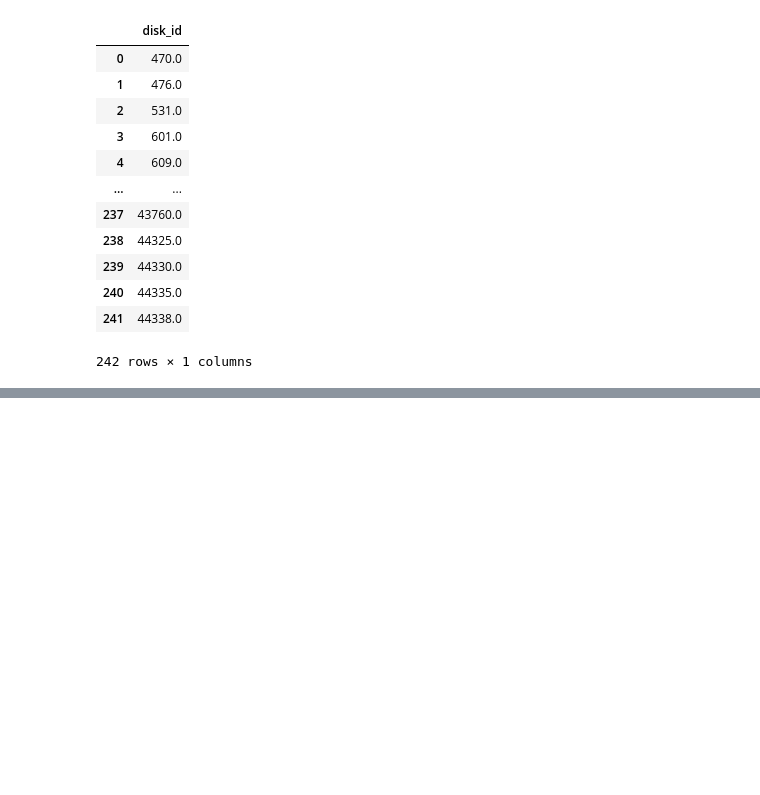
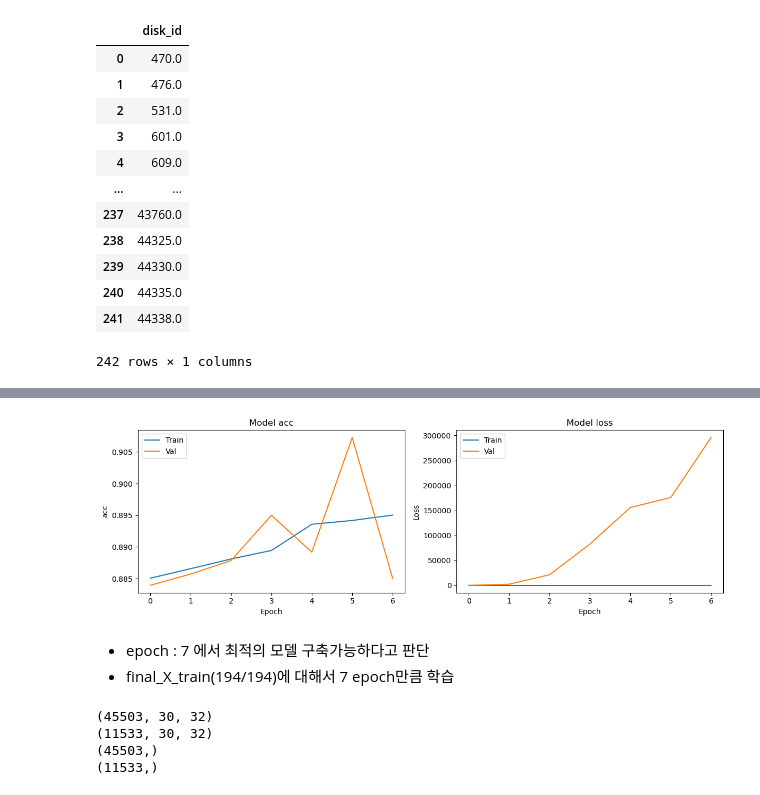
Before and after one commit to passion3659/ssd-failure, a Jupyter notebook: MB1_LSTM.ipynb, the cells around one changed output, grey strips where cells are left out. Saved outputs shown, nothing was run; the diff lists cells and outputs as text; code cells hidden in the pictures; blank space fills up the shorter version.

```diff
--- a/MB1_LSTM.ipynb
+++ b/MB1_LSTM.ipynb
@@ -277,0 +340,18 @@ test_scaled = pd.concat([test_set[['disk_id','index']],X_test_scaled_df, y_test]
+# %%
+# 라이브러리 임포트
+from keras.models import Sequential
+from keras.layers import LSTM, Dense, GRU
+from keras import regularizers
+
+# LSTM 모델 정의
+model = Sequential()
+model.add(LSTM(32, activation='relu', input_shape=(30, 32)))  # n_features는 특성의 수
+model.add(Dense(32, kernel_regularizer=regularizers.l2(0.001)))
+model.add(Dense(1, activation='sigmoid'))
+
+model.compile(optimizer='adam', loss='binary_crossentropy',metrics=['acc'])
+
+model.summary()
+
+# 학습
+history = model.fit(X_train_window,y_trian_window, validation_data=(X_val_window, y_val_window),epochs=7, verbose=1,batch_size=32)
@@ -277,0 +376,29 @@ test_scaled = pd.concat([test_set[['disk_id','index']],X_test_scaled_df, y_test]
+# %%
+import matplotlib.pyplot as plt
+
+# Plot training & validation acc values
+plt.figure(figsize=(12, 4))
+plt.subplot(1, 2, 1)
+plt.plot(history.history['acc'])
+plt.plot(history.history['val_acc'])
+plt.title('Model acc')
+plt.ylabel('acc')
+plt.xlabel('Epoch')
+plt.legend(['Train', 'Val'], loc='upper left')
+
+# Plot training & validation loss values
+plt.subplot(1, 2, 2)
+plt.plot(history.history['loss'])
+plt.plot(history.history['val_loss'])
+plt.title('Model loss')
+plt.ylabel('Loss')
+plt.xlabel('Epoch')
+plt.legend(['Train', 'Val'], loc='upper left')
+
+plt.tight_layout()
+plt.show()
+# %% [output]
+[figure, added]
+# %% [markdown]
+- epoch : 7 에서 최적의 모델 구축가능하다고 판단
+- final_X_train(194/194)에 대해서 7 epoch만큼 학습
@@ -277,0 +419,15 @@ test_scaled = pd.concat([test_set[['disk_id','index']],X_test_scaled_df, y_test]
+# %%
+window_size = 30 # 10일을 window로 설정합니다.
+final_X_train_window, final_y_trian_window = create_sequences(final_train_scaled, window_size)
+X_test_window, y_test_window = create_sequences(test_scaled, window_size)
+
+print(final_X_train_window.shape)
+print(X_test_window.shape)
+
+print(final_y_trian_window.shape)
+print(y_test_window.shape)
+# %% [output]
+(45503, 30, 32)
+(11533, 30, 32)
+(45503,)
+(11533,)
```
Also changed, not shown: parts of 117 cells of this notebook, 3 other files.
